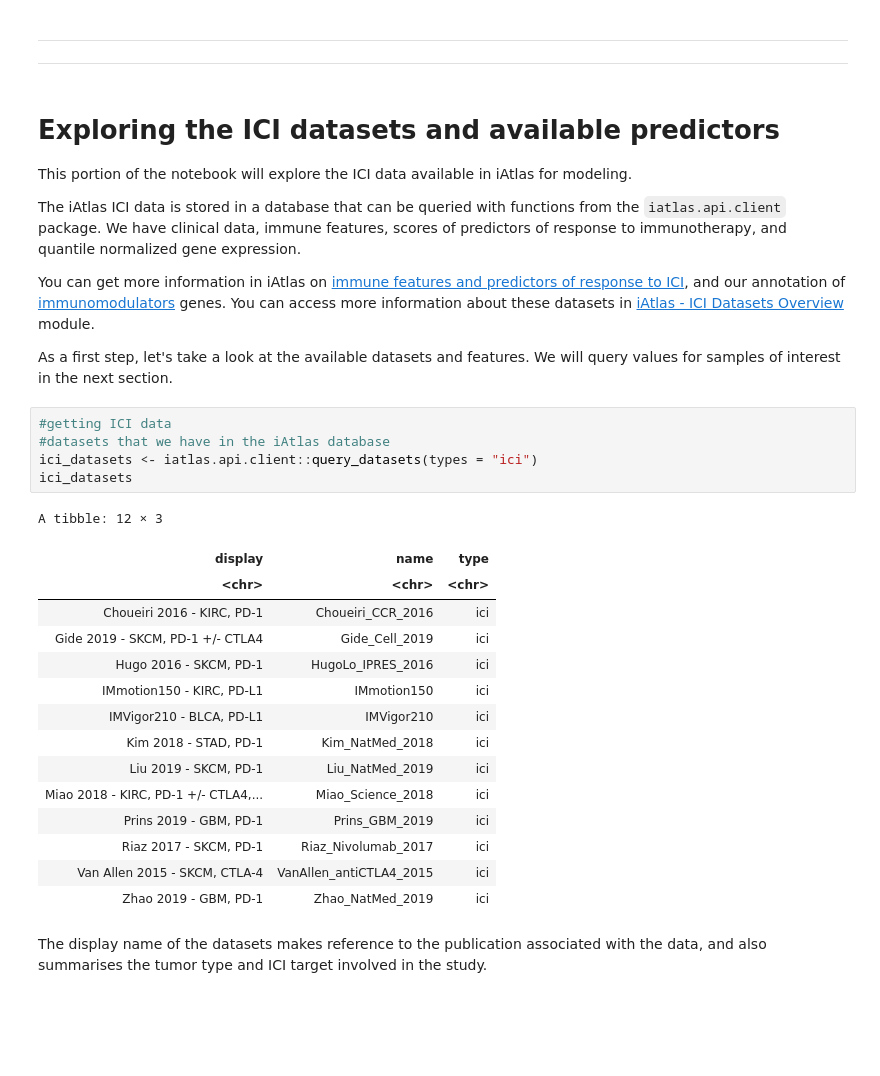
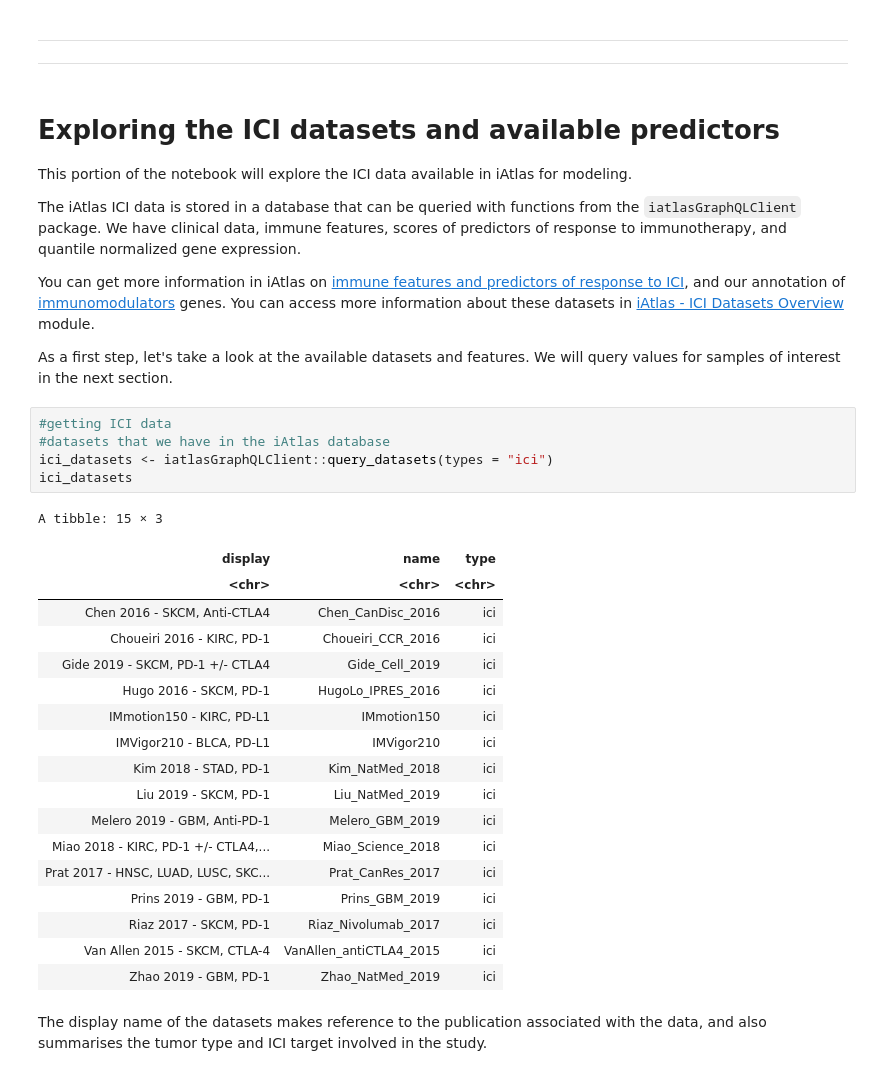
Before and after one commit to CRI-iAtlas/iatlas-notebooks, a Jupyter notebook: ici_models_elastic_net.ipynb, the cells around one changed output. Drawn from its saved outputs; the diff is of its cells as text; blank space fills up the shorter version.

Commit message:
update api package reference

```diff
--- a/ici_models_elastic_net.ipynb
+++ b/ici_models_elastic_net.ipynb
@@ -65,7 +67,7 @@ source('functions/notebook_functions.R')
 
 This portion of the notebook will explore the ICI data available in iAtlas for modeling.
 
-The iAtlas ICI data is stored in a database that can be queried with functions from the `iatlas.api.client` package.
+The iAtlas ICI data is stored in a database that can be queried with functions from the `iatlasGraphQLClient` package.
 We have clinical data, immune features, scores of predictors of response to immunotherapy, and quantile normalized gene expression.
 
 You can get more information in iAtlas on [immune features and predictors of response to ICI](https://isb-cgc.shinyapps.io/shiny-iatlas/?module=datainfo), and our annotation of [immunomodulators](https://isb-cgc.shinyapps.io/shiny-iatlas/?module=immunomodulators) genes. You can access more information about these datasets in [iAtlas - ICI Datasets Overview](https://isb-cgc.shinyapps.io/shiny-iatlas/?module=ioresponse_overview) module.
@@ -74,12 +76,13 @@ As a first step, let's take a look at the available datasets and features. We wi
 # %%
 #getting ICI data
 #datasets that we have in the iAtlas database
-ici_datasets <- iatlas.api.client::query_datasets(types = "ici")
+ici_datasets <- iatlasGraphQLClient::query_datasets(types = "ici")
 ici_datasets
 # %% [output]
-A tibble: 12 × 3
+A tibble: 15 × 3
 | display | name | type |
 | <chr> | <chr> | <chr> |
+| Chen 2016 - SKCM, Anti-CTLA4 | Chen_CanDisc_2016 | ici |
 | Choueiri 2016 - KIRC, PD-1 | Choueiri_CCR_2016 | ici |
 | Gide 2019 - SKCM, PD-1 +/- CTLA4 | Gide_Cell_2019 | ici |
 | Hugo 2016 - SKCM, PD-1 | HugoLo_IPRES_2016 | ici |
@@ -87,7 +90,9 @@ A tibble: 12 × 3
 | IMVigor210 - BLCA, PD-L1 | IMVigor210 | ici |
 | Kim 2018 - STAD, PD-1 | Kim_NatMed_2018 | ici |
 | Liu 2019 - SKCM, PD-1 | Liu_NatMed_2019 | ici |
+| Melero 2019 - GBM, Anti-PD-1 | Melero_GBM_2019 | ici |
 | Miao 2018 - KIRC, PD-1 +/- CTLA4,... | Miao_Science_2018 | ici |
+| Prat 2017 - HNSC, LUAD, LUSC, SKC... | Prat_CanRes_2017 | ici |
 | Prins 2019 - GBM, PD-1 | Prins_GBM_2019 | ici |
 | Riaz 2017 - SKCM, PD-1 | Riaz_Nivolumab_2017 | ici |
 | Van Allen 2015 - SKCM, CTLA-4 | VanAllen_antiCTLA4_2015 | ici |
```
Also changed, not shown: parts of 11 cells of this notebook, 3 other files.
